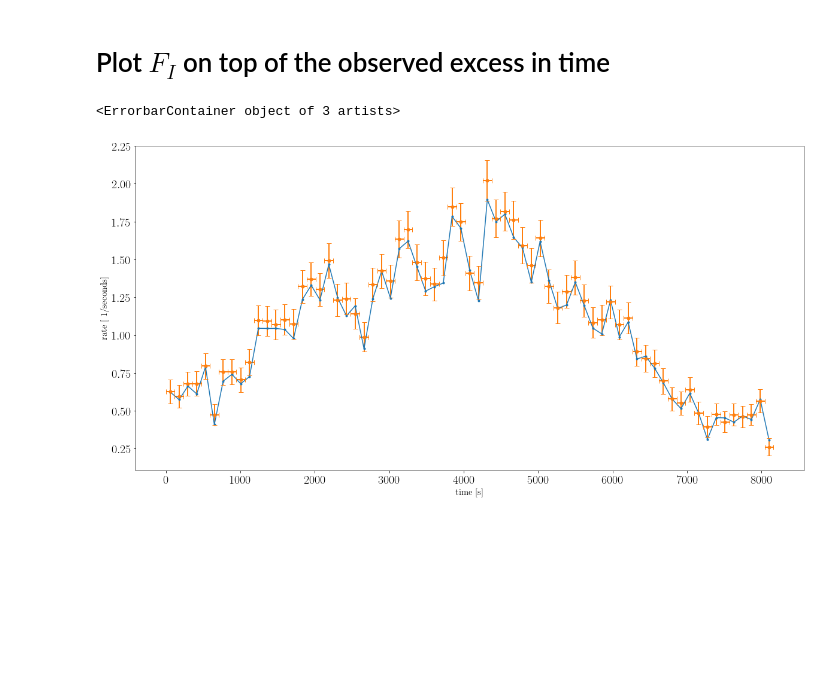
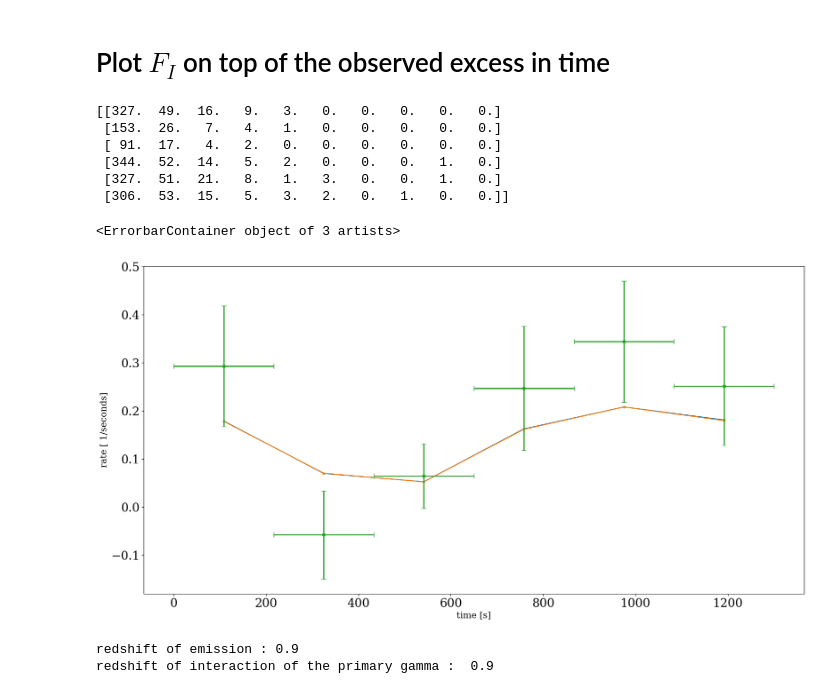
Before and after one commit to mcroisonnier/IGMF, a Jupyter notebook: CleanCode_For_Mathilde.ipynb, the cells around one changed output. Saved outputs shown, nothing was run; the diff lists cells and outputs as text; code cells hidden in the pictures; blank space fills up the shorter version.

```diff
--- a/CleanCode_For_Mathilde.ipynb
+++ b/CleanCode_For_Mathilde.ipynb
@@ -487,7 +469,8 @@ for run in sorted(glob.glob( "./DL3_files/20*fits")):
 # %% [markdown]
 ## Get counts (I have already computed those and saved in a npy array)
 # %%
-n_on  = np.load("./ON_counts.npy")
-n_off = np.load("./OFF_counts.npy")
+n_on  = np.load("results/ON_counts.npy")
+n_off = np.load("results/OFF_counts.npy")
 
 alpha = 1/3
+print(n_off.size, n_on.size)
@@ -526,14 +512,10 @@ E_prime = np.geomspace(  100*u.GeV, 10*u.TeV, 11)
 # %% [markdown]
 # Run minimization over $F_I$ for different $\eta$
 # %%
-
 z           = 0.03
 dominguez   = EBLAbsorptionNormSpectralModel.read_builtin("dominguez", redshift=z)
 
-
 #E_prime_min  = 100*u.GeV,     E_prime_max   = 10*u.TeV,        number_of_bins_in_E_prime=11,
-
-
 
 LIV_class = TimeDelay_Binned_Likelihood(
 
@@ -550,10 +532,9 @@ LIV_class = TimeDelay_Binned_Likelihood(
             all_observations = all_obs,
 
             # OBSERVED COUNTS
-            n_on = n_on,
-            n_off = n_off,
+            n_on = n_on.T,
+            n_off = n_off.T,
             alpha = alpha
-
 )
 # %%
 %%time
@@ -594,18 +575,15 @@ Wall time: 6min 28s
 # %% [markdown]
 # Plot $-2 \Delta \log \mathcal{L} $
 # %%
+matplotlib.rcParams['text.usetex'] = False
+
 fig, ax = plt.subplots( 1,1,figsize=(20,10))
 
 ax.set_xlabel(r'$\eta_1$   [s/TeV]')
+ax.set_ylabel(r'$ -2\;  \Delta \; \log( \mathcal{L} ) $')
 
 
-ax.set_ylabel(r'$ -2\;  \Delta \; \log( \mathcal{L} ) $')
-
-plt.plot(all_eta,all_loglkl_min- np.min(all_loglkl_min), c='k', linewidth=3 , alpha=0.6)
-
-
-
-
+plt.plot(all_eta,np.abs(all_loglkl_min- np.max(all_loglkl_min)), c='k', linewidth=3 , alpha=0.6)
 plt.hlines( [1,3.8], xmin= all_eta.min().value, xmax=all_eta.max().value,color='k', alpha =0.5)
 # %% [output]
 <matplotlib.collections.LineCollection at 0x...>
@@ -618,29 +593,29 @@ RuntimeError: Failed to process string with tex because latex could not be found
 # %%
 
 binwidth       = t[1:]-t[:-1]
 bincenters     = (t[1:]+t[:-1])/2
 
-LC_intr        = (n_on.sum(axis=0) - n_off.sum(axis=0)/3)/binwidth
-LC_intr_unc    = np.sqrt( (n_on.sum(axis=0) + n_off.sum(axis=0)*(1/3)**2) ) /binwidth
-
-
+LC_intr        = (n_on.T.sum(axis=0) - n_off.T.sum(axis=0))/binwidth
+LC_intr_unc    = np.sqrt( (n_on.T.sum(axis=0) + n_off.T.sum(axis=0)) ) /binwidth
+print(n_on)
 
 fig , ax = plt.subplots(figsize=(20,10))
 
-
-x = all_guess[1]
+x = all_guess[10]
 plt.plot(bincenters.value,x, marker='.')
 
-#x = all_guess[-1]
-#plt.plot(bincenters.value,x, marker='.')
-
-
+x = all_guess[9]
+plt.plot(bincenters.value,x, marker='.')
 
 ax.set_ylabel(r' rate [ 1/seconds] ',size=15)
 ax.set_xlabel('time [s]',size=15)
-
-
-ax.errorbar(bincenters.value, LC_intr.value, LC_intr_unc.value ,binwidth.value/2,fmt='o', elinewidth=2, markersize=5, capsize=4)
+ax.errorbar(bincenters.value, LC_intr, LC_intr_unc ,binwidth.value/2,fmt='o', elinewidth=2, markersize=5, capsize=4)
 # %% [output]
-<ErrorbarContainer object of 3 artists>
+[[327.  49.  16.   9.   3.   0.   0.   0.   0.   0.]
+ [153.  26.   7.   4.   1.   0.   0.   0.   0.   0.]
+ [ 91.  17.   4.   2.   0.   0.   0.   0.   0.   0.]
+ [344.  52.  14.   5.   2.   0.   0.   0.   1.   0.]
+ [327.  51.  21.   8.   1.   3.   0.   0.   1.   0.]
+ [306.  53.  15.   5.   3.   2.   0.   1.   0.   0.]]
+<ErrorbarContainer object of 3 artists>
-[figure, old version]
+[figure, new version]
@@ -646,0 +645,23 @@ ax.errorbar(bincenters.value, LC_intr.value, LC_intr_unc.value ,binwidth.value/2
+# %%
+# Compute t_yy
+
+def dt_dz(z): #eq3
+    return 1.0 / (H0 * (1 + z) * np.sqrt(Omega_M * (1 + z)**3 + Omega_A))
+
+def D_y(z): #eq19
+    return ((40*u.Mpc)*( 1/ ( 1+z)**2 ) * ( E_y0 /( 20 *u.TeV)) **-1 )
+
+def integrand(z):
+    return dt_dz(z).to(u.s).value / D_y(z).to(u.Mpc).value
+
+def eq21(z_yy): #eq21
+    result, _ = quad(integrand, z_yy, z_E) #reverse integration for redshift
+    return result - 1
+
+sol = root_scalar(eq21, bracket=[0, z_E- 1e-17], method='brentq')
+z_yy = sol.root
+print("redshift of emission :", z_E)
+print( "redshift of interaction of the primary gamma : ", z_yy)
+# %% [output]
+redshift of emission : 0.9
+redshift of interaction of the primary gamma :  0.9
```
Also changed, not shown: parts of 13 cells of this notebook, 6 other files.
